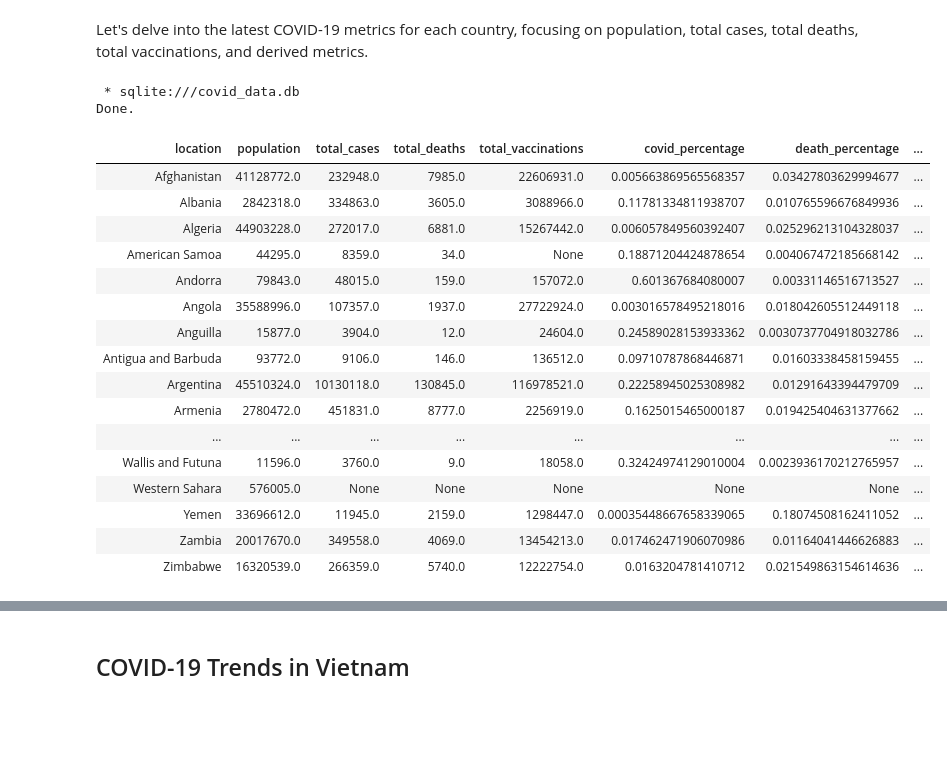
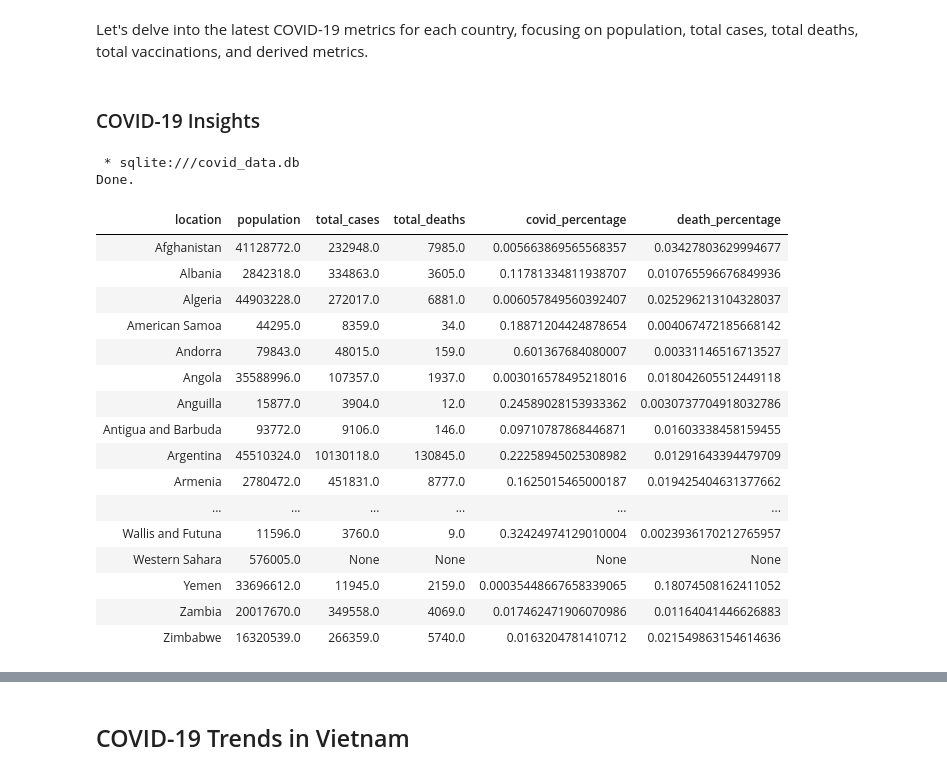
Before and after one commit to hienphan161/covid-data-exploration-with-sql, a Jupyter notebook: Exploring_COVID_19_Data_An_In_depth_Analysis.ipynb, the cells around one changed output, grey strips where cells are left out. Saved outputs shown, nothing was run; the diff lists cells and outputs as text; code cells hidden in the pictures; blank space fills up the shorter version.

```diff
--- a/Exploring_COVID_19_Data_An_In_depth_Analysis.ipynb
+++ b/Exploring_COVID_19_Data_An_In_depth_Analysis.ipynb
@@ -773,38 +933,38 @@ This analysis sheds light on the disparities in COVID-19 impact and vaccination
 ## COVID-19 Impact Across Countries
 # %% [markdown]
 Let's delve into the latest COVID-19 metrics for each country, focusing on population, total cases, total deaths, total vaccinations, and derived metrics.
+# %% [markdown]
+### COVID-19 Insights
 # %%
 %%sql
 SELECT
   location,
   MAX(population) AS population,
   MAX(total_cases) AS total_cases,
   MAX(total_deaths) AS total_deaths,
-  MAX(total_vaccinations) AS total_vaccinations,
   MAX(total_cases) / MAX(population) AS covid_percentage,
-  MAX(total_deaths) / MAX(total_cases) AS death_percentage,
-  MAX(total_vaccinations) / MAX(population) AS avg_vaccination
+  MAX(total_deaths) / MAX(total_cases) AS death_percentage
 FROM COVID_COMBINE_VIEW
 WHERE continent IS NOT NULL
 GROUP BY location
 ORDER BY location
 # %% [output]
  * sqlite:///covid_data.db
 Done.
-| location | population | total_cases | total_deaths | total_vaccinations | covid_percentage | death_percentage | ... |
-| Afghanistan | 41128772.0 | 232948.0 | 7985.0 | 22606931.0 | 0.005663869565568357 | 0.03427803629994677 | ... |
-| Albania | 2842318.0 | 334863.0 | 3605.0 | 3088966.0 | 0.11781334811938707 | 0.010765596676849936 | ... |
-| Algeria | 44903228.0 | 272017.0 | 6881.0 | 15267442.0 | 0.006057849560392407 | 0.025296213104328037 | ... |
-| American Samoa | 44295.0 | 8359.0 | 34.0 | None | 0.18871204424878654 | 0.004067472185668142 | ... |
-| Andorra | 79843.0 | 48015.0 | 159.0 | 157072.0 | 0.601367684080007 | 0.00331146516713527 | ... |
-| Angola | 35588996.0 | 107357.0 | 1937.0 | 27722924.0 | 0.003016578495218016 | 0.018042605512449118 | ... |
-| Anguilla | 15877.0 | 3904.0 | 12.0 | 24604.0 | 0.24589028153933362 | 0.0030737704918032786 | ... |
-| Antigua and Barbuda | 93772.0 | 9106.0 | 146.0 | 136512.0 | 0.09710787868446871 | 0.01603338458159455 | ... |
-| Argentina | 45510324.0 | 10130118.0 | 130845.0 | 116978521.0 | 0.22258945025308982 | 0.01291643394479709 | ... |
-| Armenia | 2780472.0 | 451831.0 | 8777.0 | 2256919.0 | 0.1625015465000187 | 0.019425404631377662 | ... |
-| ... | ... | ... | ... | ... | ... | ... | ... |
-| Wallis and Futuna | 11596.0 | 3760.0 | 9.0 | 18058.0 | 0.32424974129010004 | 0.0023936170212765957 | ... |
-| Western Sahara | 576005.0 | None | None | None | None | None | ... |
-| Yemen | 33696612.0 | 11945.0 | 2159.0 | 1298447.0 | 0.00035448667658339065 | 0.18074508162411052 | ... |
-| Zambia | 20017670.0 | 349558.0 | 4069.0 | 13454213.0 | 0.017462471906070986 | 0.01164041446626883 | ... |
-| Zimbabwe | 16320539.0 | 266359.0 | 5740.0 | 12222754.0 | 0.0163204781410712 | 0.021549863154614636 | ... |
+| location | population | total_cases | total_deaths | covid_percentage | death_percentage |
+| Afghanistan | 41128772.0 | 232948.0 | 7985.0 | 0.005663869565568357 | 0.03427803629994677 |
+| Albania | 2842318.0 | 334863.0 | 3605.0 | 0.11781334811938707 | 0.010765596676849936 |
+| Algeria | 44903228.0 | 272017.0 | 6881.0 | 0.006057849560392407 | 0.025296213104328037 |
+| American Samoa | 44295.0 | 8359.0 | 34.0 | 0.18871204424878654 | 0.004067472185668142 |
+| Andorra | 79843.0 | 48015.0 | 159.0 | 0.601367684080007 | 0.00331146516713527 |
+| Angola | 35588996.0 | 107357.0 | 1937.0 | 0.003016578495218016 | 0.018042605512449118 |
+| Anguilla | 15877.0 | 3904.0 | 12.0 | 0.24589028153933362 | 0.0030737704918032786 |
+| Antigua and Barbuda | 93772.0 | 9106.0 | 146.0 | 0.09710787868446871 | 0.01603338458159455 |
+| Argentina | 45510324.0 | 10130118.0 | 130845.0 | 0.22258945025308982 | 0.01291643394479709 |
+| Armenia | 2780472.0 | 451831.0 | 8777.0 | 0.1625015465000187 | 0.019425404631377662 |
+| ... | ... | ... | ... | ... | ... |
+| Wallis and Futuna | 11596.0 | 3760.0 | 9.0 | 0.32424974129010004 | 0.0023936170212765957 |
+| Western Sahara | 576005.0 | None | None | None | None |
+| Yemen | 33696612.0 | 11945.0 | 2159.0 | 0.00035448667658339065 | 0.18074508162411052 |
+| Zambia | 20017670.0 | 349558.0 | 4069.0 | 0.017462471906070986 | 0.01164041446626883 |
+| Zimbabwe | 16320539.0 | 266359.0 | 5740.0 | 0.0163204781410712 | 0.021549863154614636 |
```
Also changed, not shown: parts of 34 cells of this notebook.
